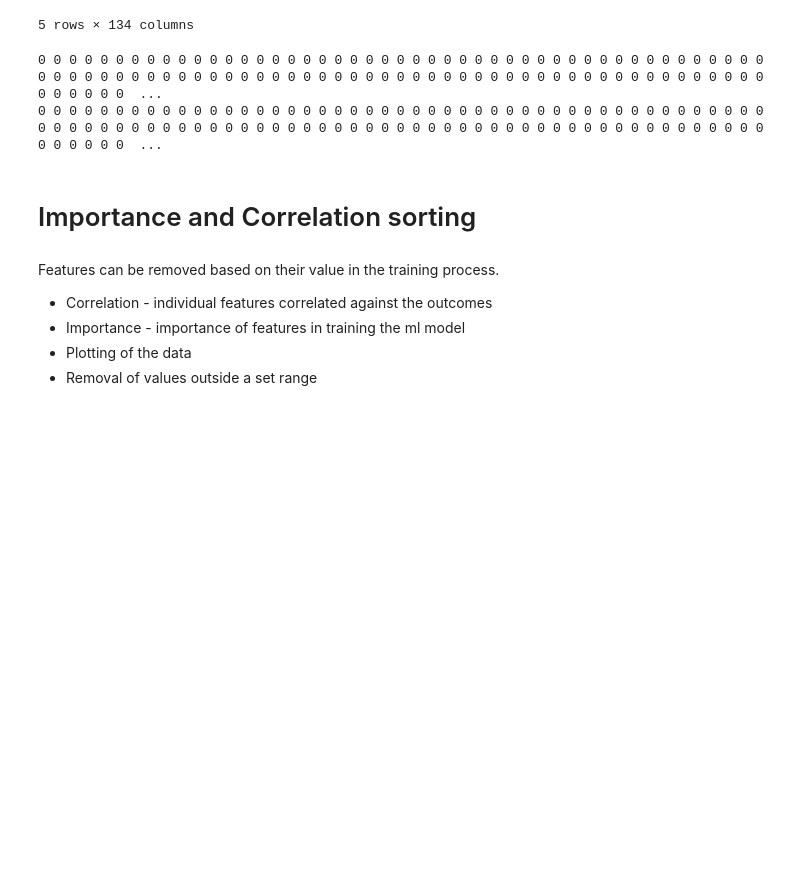
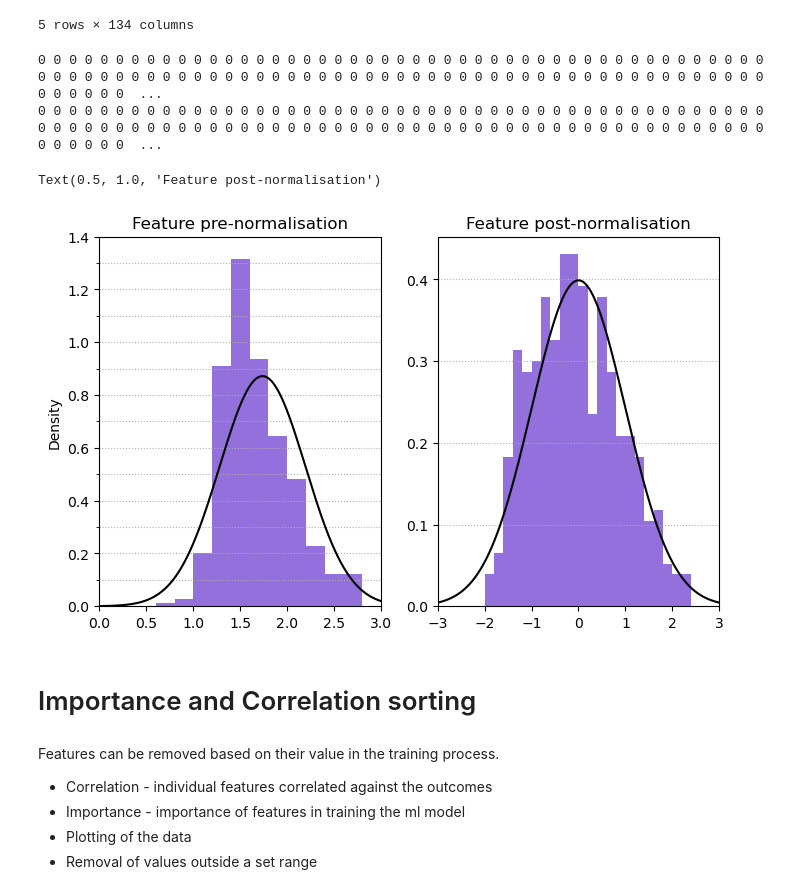
Before and after one commit to KRooL4E/ML_CW2, a Jupyter notebook: pre-processing.ipynb, the cells around one changed output. Cells and saved outputs as stored; diff of their text form; code cells hidden in the pictures; blank space fills up the shorter version.

Commit message:
Data normalisation edit. -K

```diff
--- a/pre-processing.ipynb
+++ b/pre-processing.ipynb
@@ -144,6 +144,7 @@ def set_outliers_to_z_score_limit(series):
 
 # Discrete data is not affected by this function, so all features can be run through.
 data.apply(set_outliers_to_z_score_limit, axis=0)
+data.reset_index(drop=True, inplace=True)
 # %% [output]
 column original_shape_Elongation had 3 outliers
 column original_shape_LeastAxisLength had 4 outliers
@@ -222,6 +210,37 @@ print(*regression.isna().sum())
 # %% [output]
 0 0 0 0 0 0 0 0 0 0 0 0 0 0 0 0 0 0 0 0 0 0 0 0 0 0 0 0 0 0 0 0 0 0 0 0 0 0 0 0 0 0 0 0 0 0 0 0 0 0 0 0 0 0 0 0 0 0 0 0 0 0 0 0 0 0 0 0 0 0 0 0 0 0 0 0 0 0 0 0 0 0 0 0 0 0 0 0 0 0 0 0 0 0 0 0 0 0 0 0  ...
 0 0 0 0 0 0 0 0 0 0 0 0 0 0 0 0 0 0 0 0 0 0 0 0 0 0 0 0 0 0 0 0 0 0 0 0 0 0 0 0 0 0 0 0 0 0 0 0 0 0 0 0 0 0 0 0 0 0 0 0 0 0 0 0 0 0 0 0 0 0 0 0 0 0 0 0 0 0 0 0 0 0 0 0 0 0 0 0 0 0 0 0 0 0 0 0 0 0 0 0  ...
+# %%
+from scipy.stats import norm
+d_feat = data['original_firstorder_RootMeanSquared']
+pd_feat = processed_data['original_firstorder_RobustMeanAbsoluteDeviation']
+
+# 'original_firstorder_Kurtosis'
+# 'original_firstorder_RootMeanSquared'
+
+norm_dist = np.arange(-4, 4, 0.001)
+xbins = np.arange(-3, 3, 0.2)
+ticks = np.arange(0,1.4,0.1)
+
+figure, axis = plt.subplots(1,2)
+figure.set_figwidth(8)
+axis[0].hist(d_feat, xbins, density=True, color='mediumpurple')
+axis[0].plot(norm_dist, norm.pdf(norm_dist,np.mean(d_feat), np.std(d_feat)), color='black')
+axis[0].set_xlim(0,3)
+axis[0].set_ylim(0,1.4)
+axis[0].set_yticks(ticks, minor=True)
+axis[0].yaxis.grid(which='both',linestyle='dotted')
+axis[0].set_ylabel('Density')
+axis[0].set_title('Feature pre-normalisation')
+
+axis[1].hist(pd_feat, xbins, density=True, color='mediumpurple')
+axis[1].plot(norm_dist, norm.pdf(norm_dist,0,1), color='black')
+axis[1].set_xlim(-3,3)
+axis[1].yaxis.grid(linestyle='dotted')
+axis[1].set_title('Feature post-normalisation')
+# %% [output]
+Text(0.5, 1.0, 'Feature post-normalisation')
+[figure, added]
 # %% [markdown]
 # Importance and Correlation sorting
 # %% [markdown]
```
Also changed, not shown: parts of 4 cells of this notebook.
